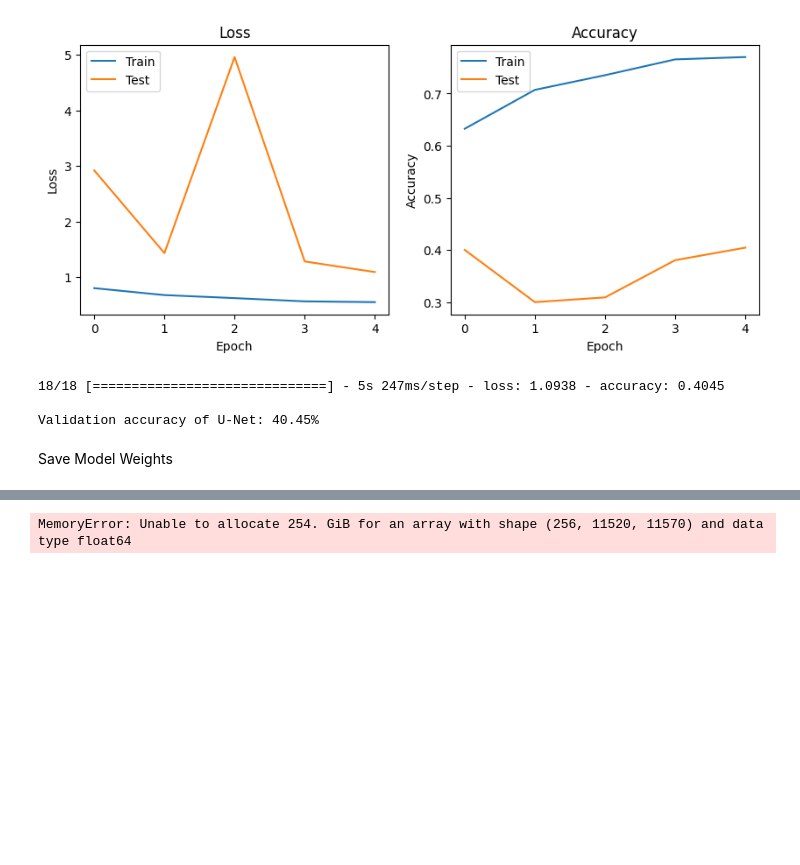
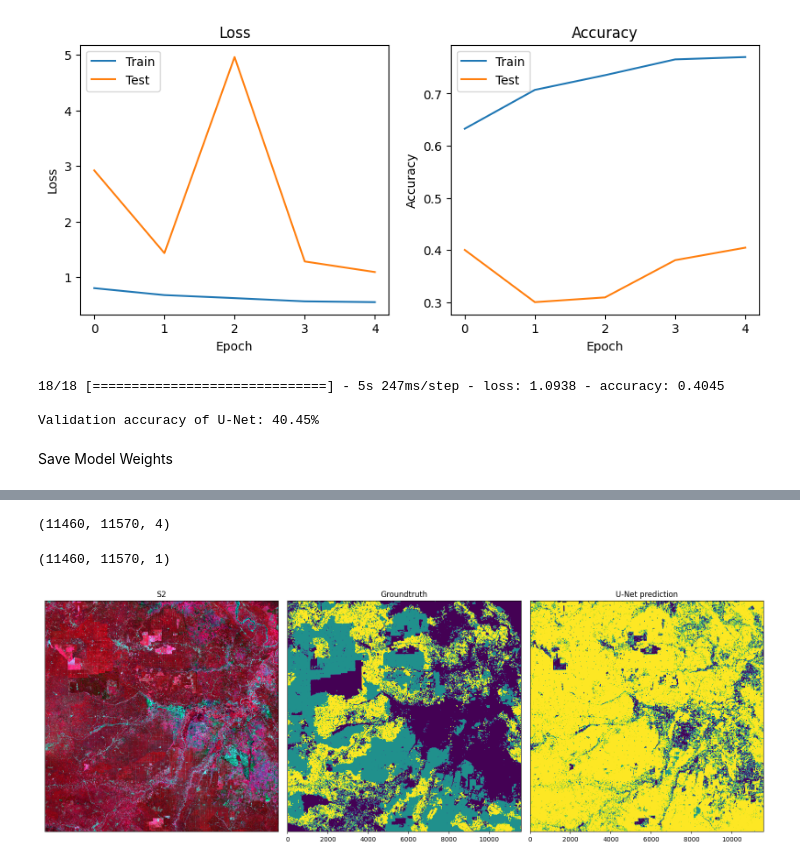
Before and after one commit to geografif/Semantic-Segmentation, a Jupyter notebook: code/unet.ipynb, the cells around one changed output, grey strips where cells are left out. Drawn from its saved outputs; the diff is of its cells as text; code cells hidden in the pictures; blank space fills up the shorter version.

```diff
--- a/code/unet.ipynb
+++ b/code/unet.ipynb
@@ -408,11 +310,8 @@ model.load_weights("unet_weights_5-50.h5")
-# %%
-# Load image
-with rasterio.open("Data/Crop/S1.tif") as src:
-    s1 = src.read()
-with rasterio.open("Data/Crop/S2.tif") as src:
-    s2 = src.read()
-with rasterio.open("Data/Crop/Label.tif") as src:
-    label = src.read()
+# %%
+s2_img = np.transpose(s2, (1,2,0))
+print(s2_img.shape)
+# %% [output]
+(11460, 11570, 4)
 # %%
 def pad_image_to_patch_size(image, patch_size=patch_size):
     height, width, depth = image.shape
@@ -462,23 +361,30 @@ def apply_segmentation_with_fcn(image, fcn, patch_size=patch_size, step=patch_si
     return predictions
 # %%
 # Classify image
-prediction = apply_segmentation_with_fcn(s2, model)
+prediction = apply_segmentation_with_fcn(s2_img, model)
-# %% [output]
-MemoryError: Unable to allocate 254. GiB for an array with shape (256, 11520, 11570) and data type float64
+# %%
+label_ = np.transpose(label, (1,2,0))
+print(label_.shape)
+# %% [output]
+(11460, 11570, 1)
 # %%
 #Plot
+import earthpy.plot as ep
 
-fig, axs = plt.subplots(nrows=1, ncols=3, figsize=(16, 7))
+fig, axs = plt.subplots(nrows=1, ncols=3, figsize=(16, 7), sharey=True)
 
-axs[0].imshow(s2[:, :, [2, 1, 0]])
-axs[0].set_title("Satellite image")
-axs[1].imshow(label[:, :, 0])
+axs[0] = ep.plot_rgb(s2, rgb=(3, 2, 1), ax=axs[0], stretch=True, title="S2",)
+#axs[0].imshow(s2_img[:, :, [2, 1, 0]])
+#axs[0].set_title("Satellite image")
+axs[1].imshow(label_[:, :, 0])
 axs[1].set_title("Groundtruth")
 axs[2].imshow(prediction)
 axs[2].set_title("U-Net prediction")
 
 plt.tight_layout()
 plt.show()
+# %% [output]
+[figure, added]
 # %%
 # Export
 with rasterio.open("Data/Crop/Label.tif") as src:
```
Also changed, not shown: parts of 22 cells of this notebook.
